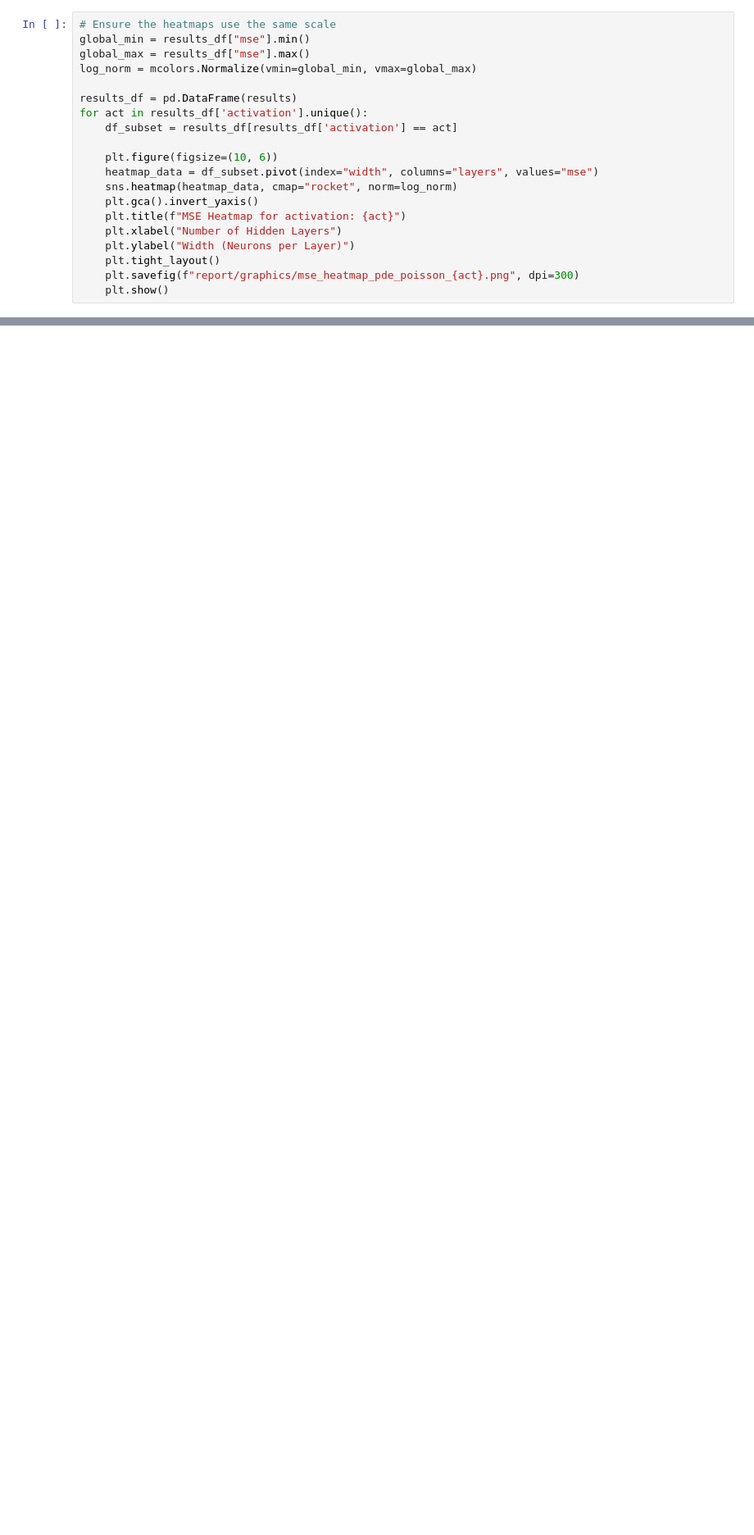
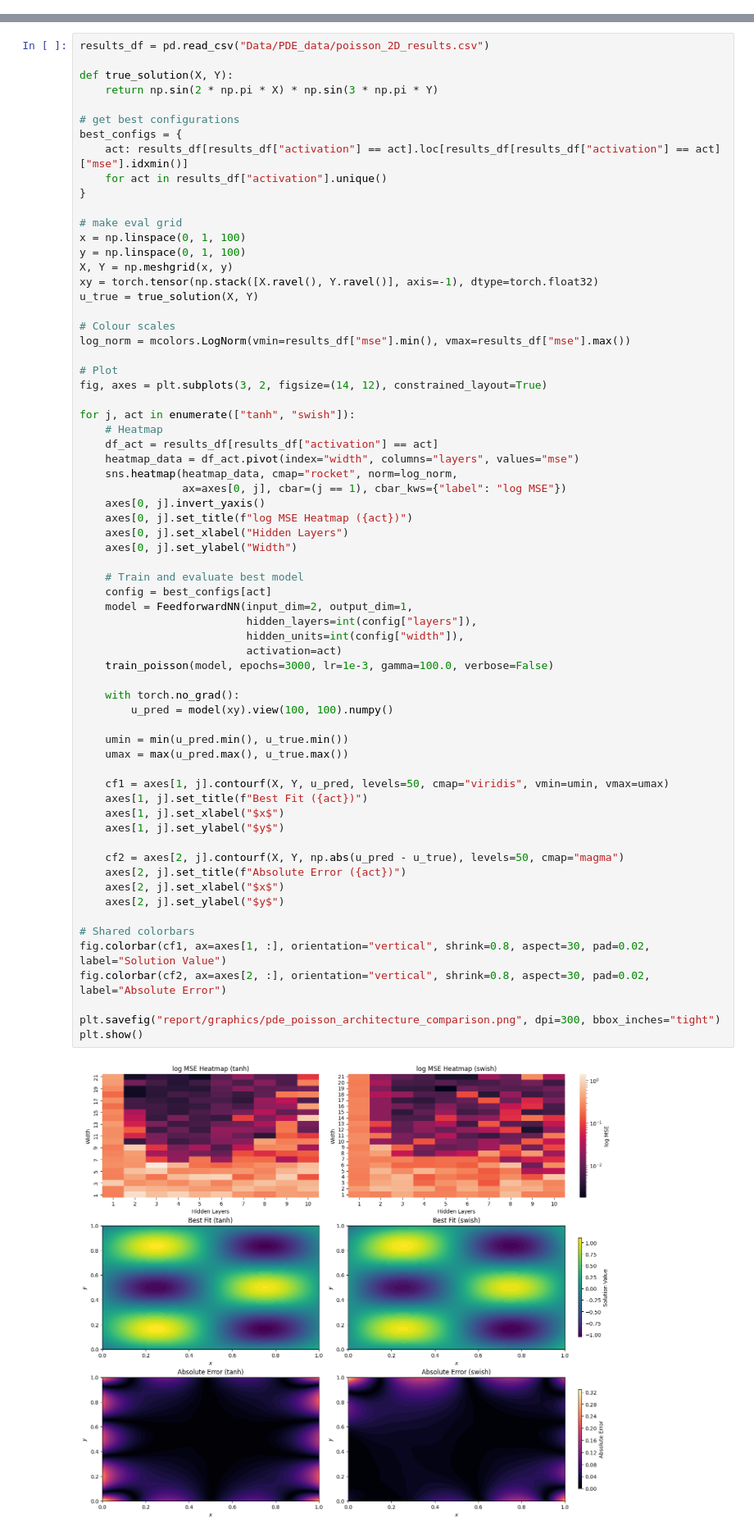
Before and after one commit to intimantripp/NeuralNetworksforPDEs, a Jupyter notebook: 6_PDEs_report.ipynb, the cells around one changed output, grey strips where cells are left out. Shown at 82% size. Drawn from its saved outputs; the diff is of its cells as text; blank space fills up the shorter version.

```diff
--- a/6_PDEs_report.ipynb
+++ b/6_PDEs_report.ipynb
@@ -217,20 +203,0 @@ Training: activation=tanh, layers=7, width=7
-# %%
-# Ensure the heatmaps use the same scale
-global_min = results_df["mse"].min()
-global_max = results_df["mse"].max()
-log_norm = mcolors.Normalize(vmin=global_min, vmax=global_max)
-
-results_df = pd.DataFrame(results)
-for act in results_df['activation'].unique():
-    df_subset = results_df[results_df['activation'] == act]
-
-    plt.figure(figsize=(10, 6))
-    heatmap_data = df_subset.pivot(index="width", columns="layers", values="mse")
-    sns.heatmap(heatmap_data, cmap="rocket", norm=log_norm)
-    plt.gca().invert_yaxis()
-    plt.title(f"MSE Heatmap for activation: {act}")
-    plt.xlabel("Number of Hidden Layers")
-    plt.ylabel("Width (Neurons per Layer)")
-    plt.tight_layout()
-    plt.savefig(f"report/graphics/mse_heatmap_pde_poisson_{act}.png", dpi=300)
-    plt.show()
@@ -319,0 +204,68 @@ Retraining: activation=relu, layers=6, width=1
+# %%
+results_df = pd.read_csv("Data/PDE_data/poisson_2D_results.csv")
+
+def true_solution(X, Y):
+    return np.sin(2 * np.pi * X) * np.sin(3 * np.pi * Y)
+
+# get best configurations
+best_configs = {
+    act: results_df[results_df["activation"] == act].loc[results_df[results_df["activation"] == act]["mse"].idxmin()]
+    for act in results_df["activation"].unique()
+}
+
+# make eval grid
+x = np.linspace(0, 1, 100)
+y = np.linspace(0, 1, 100)
+X, Y = np.meshgrid(x, y)
+xy = torch.tensor(np.stack([X.ravel(), Y.ravel()], axis=-1), dtype=torch.float32)
+u_true = true_solution(X, Y)
+
+# Colour scales
+log_norm = mcolors.LogNorm(vmin=results_df["mse"].min(), vmax=results_df["mse"].max())
+
+# Plot
+fig, axes = plt.subplots(3, 2, figsize=(14, 12), constrained_layout=True)
+
+for j, act in enumerate(["tanh", "swish"]):
+    # Heatmap
+    df_act = results_df[results_df["activation"] == act]
+    heatmap_data = df_act.pivot(index="width", columns="layers", values="mse")
+    sns.heatmap(heatmap_data, cmap="rocket", norm=log_norm,
+                ax=axes[0, j], cbar=(j == 1), cbar_kws={"label": "log MSE"})
+    axes[0, j].invert_yaxis()
+    axes[0, j].set_title(f"log MSE Heatmap ({act})")
+    axes[0, j].set_xlabel("Hidden Layers")
+    axes[0, j].set_ylabel("Width")
+
+    # Train and evaluate best model
+    config = best_configs[act]
+    model = FeedforwardNN(input_dim=2, output_dim=1,
+                          hidden_layers=int(config["layers"]),
+                          hidden_units=int(config["width"]),
+                          activation=act)
+    train_poisson(model, epochs=3000, lr=1e-3, gamma=100.0, verbose=False)
+
+    with torch.no_grad():
+        u_pred = model(xy).view(100, 100).numpy()
+
+    umin = min(u_pred.min(), u_true.min())
+    umax = max(u_pred.max(), u_true.max())
+
+    cf1 = axes[1, j].contourf(X, Y, u_pred, levels=50, cmap="viridis", vmin=umin, vmax=umax)
+    axes[1, j].set_title(f"Best Fit ({act})")
+    axes[1, j].set_xlabel("$x$")
+    axes[1, j].set_ylabel("$y$")
+
+    cf2 = axes[2, j].contourf(X, Y, np.abs(u_pred - u_true), levels=50, cmap="magma")
+    axes[2, j].set_title(f"Absolute Error ({act})")
+    axes[2, j].set_xlabel("$x$")
+    axes[2, j].set_ylabel("$y$")
+
+# Shared colorbars
+fig.colorbar(cf1, ax=axes[1, :], orientation="vertical", shrink=0.8, aspect=30, pad=0.02, label="Solution Value")
+fig.colorbar(cf2, ax=axes[2, :], orientation="vertical", shrink=0.8, aspect=30, pad=0.02, label="Absolute Error")
+
+plt.savefig("report/graphics/pde_poisson_architecture_comparison.png", dpi=300, bbox_inches="tight")
+plt.show()
+# %% [output]
+[figure, added]
```
Also changed, not shown: parts of 11 cells of this notebook, 23 other files.
